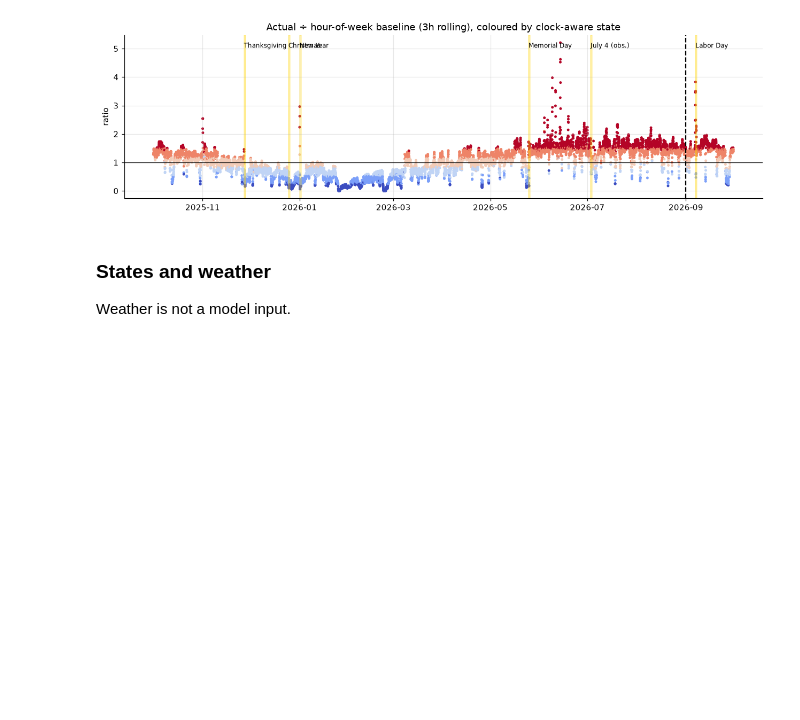
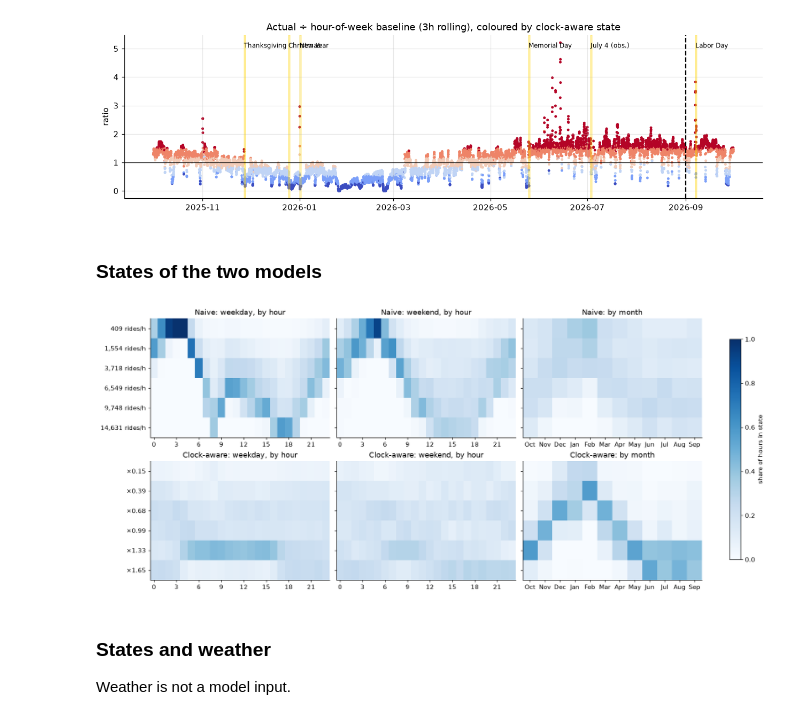
Before and after one commit to JonahS-Dev/Citi-Bike-HMM, a Jupyter notebook: citibike_hmm.ipynb, the cells around one changed output. Cells and saved outputs as stored; diff of their text form; code cells hidden in the pictures; blank space fills up the shorter version.

```diff
--- a/citibike_hmm.ipynb
+++ b/citibike_hmm.ipynb
@@ -663,6 +654,26 @@ Transition matrix (rows = from, sorted states):
 | S4: avg ×1.33 | 0.000 | 0.002 | 0.005 | 0.070 | 0.843 | 0.079 |
 | S5: avg ×1.65 | 0.000 | 0.001 | 0.002 | 0.004 | 0.131 | 0.863 |
 [figure]
+# %% [markdown]
+### States of the two models
+# %%
+fig, axes = plt.subplots(2, 3, figsize=(15, 6.4), sharey="row", layout="constrained")
+wk, hr, months = ALL_HOURS.dayofweek >= 5, ALL_HOURS.hour, ALL_HOURS.to_period("M")
+for row, z, K, names, model in [(axes[0], z_naive, K_naive, [f"{l:,.0f} rides/h" for l in lam_naive.sum(1)], "Naive"),
+                                (axes[1], z_clock, K_clock, [f"×{m:.2f}" for m in mult_clock.mean(1)], "Clock-aware")]:
+    for ax, mask, by, label in [(row[0], ~wk, hr, "weekday, by hour"), (row[1], wk, hr, "weekend, by hour"), (row[2], wk | ~wk, months, "by month")]:
+        occ = pd.crosstab(z[mask], by[mask], normalize="columns").reindex(range(K), fill_value=0)
+        im = ax.imshow(occ, aspect="auto", cmap="Blues", vmin=0, vmax=1)
+        ax.set_title(f"{model}: {label}"); ax.grid(False)
+        if by is hr:
+            ax.set_xticks(range(0, 24, 3))
+        else:
+            ax.set_xticks(range(len(occ.columns)), [p.strftime("%b") for p in occ.columns])
+    row[0].set_yticks(range(K), names)
+fig.colorbar(im, ax=axes, label="share of hours in state", fraction=0.02)
+plt.show()
+# %% [output]
+[figure, added]
 # %% [markdown]
 ### States and weather
 Weather is not a model input.
```
Also changed, not shown: parts of 5 cells of this notebook.
